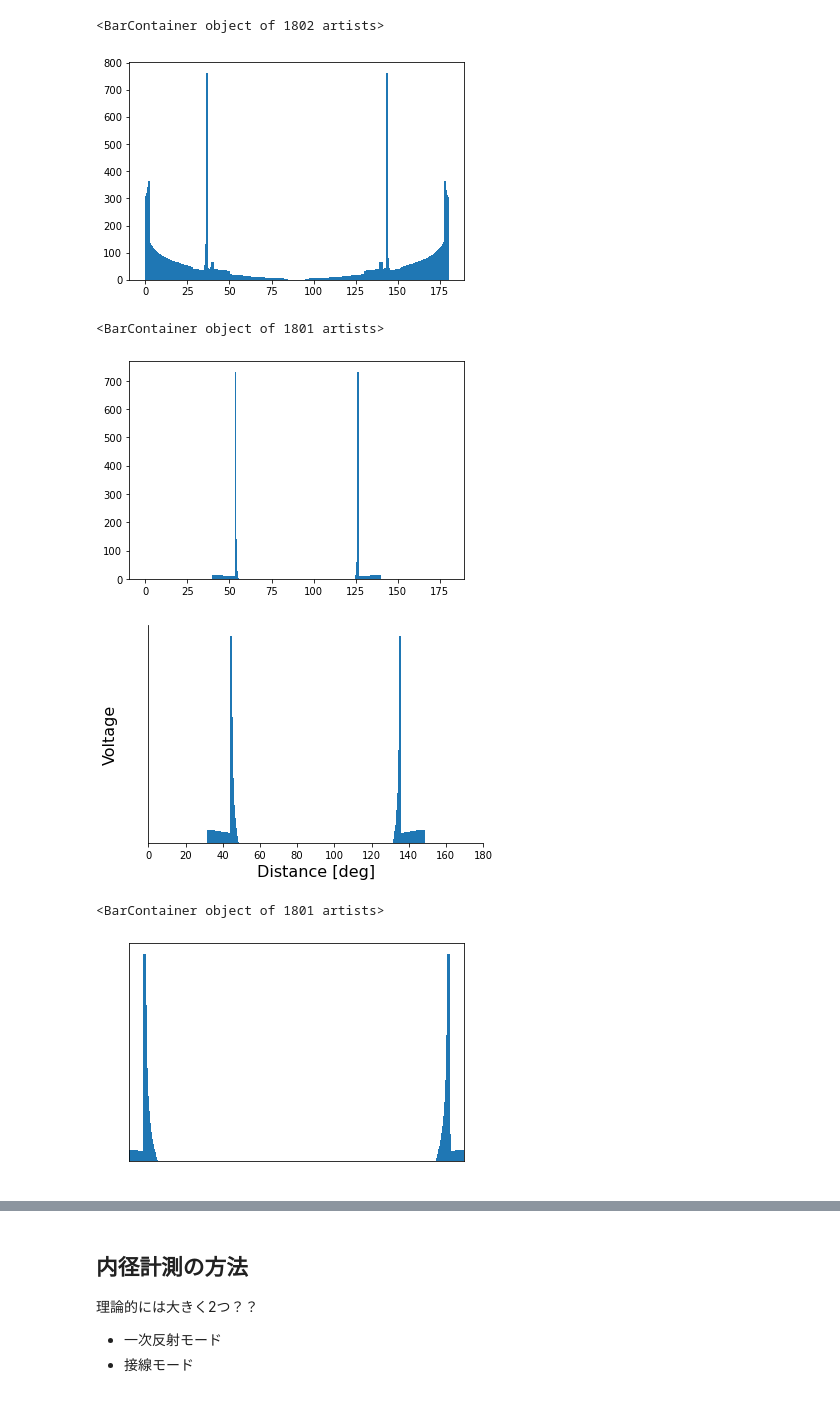
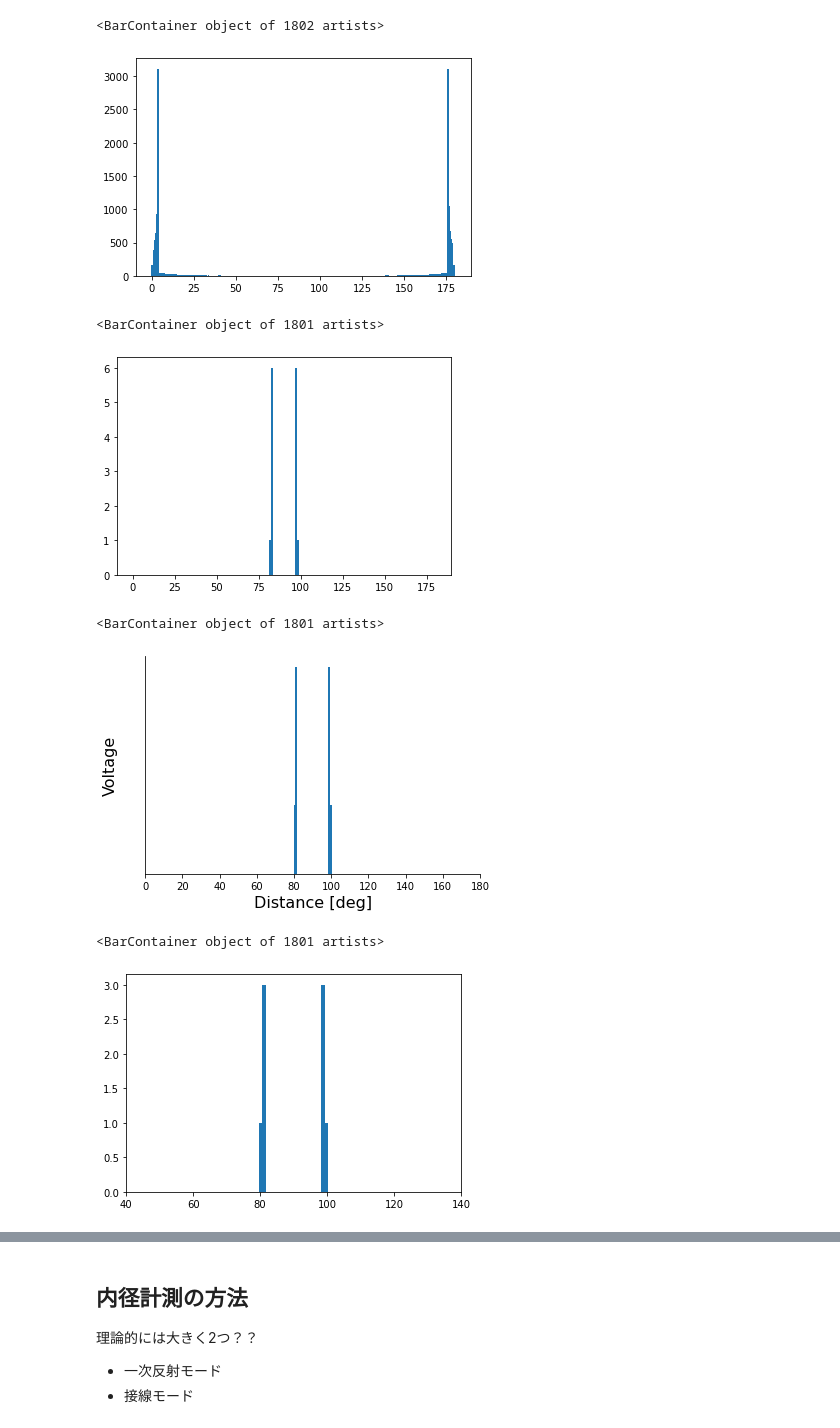
Before and after one commit to toshikingggg/lab, a Jupyter notebook: Optical-Depth-Measurement/test2.ipynb, the cells around one changed output, grey strips where cells are left out. Saved outputs shown, nothing was run; the diff lists cells and outputs as text; code cells hidden in the pictures.

```diff
--- a/Optical-Depth-Measurement/test2.ipynb
+++ b/Optical-Depth-Measurement/test2.ipynb
@@ -333,7 +333,7 @@ cnt=0
 arg = 290
 arg2 = 290
 #need to change
-threshold=[75,105]
+threshold=[89,91]
 #可視化用
 show_x=[]
 show_y=[]
@@ -720,7 +722,7 @@ plt.bar(second_new_array, new_inst, width=1.0)
 #まだ荒い
 # %% [output]
 <BarContainer object of 1802 artists>
-[figure, old version]
+[figure, new version]
 # %%
 #全反射のみ　フォトロランジスタの位置の場合　→必要なさそう
 array = []
@@ -764,7 +766,7 @@ plt.bar(array, inst, width=1.0)
 #まだ荒い
 # %% [output]
 <BarContainer object of 1801 artists>
-[figure, old version]
+[figure, new version]
 # %%
 #全反射のみ　外周のところ
 array = []
@@ -816,9 +818,10 @@ plt.xlabel("Distance [deg]",fontsize=16)
 plt.ylabel("Voltage",fontsize=16)
 plt.bar(array, inst, width=1.0)
 #まだ荒い
-plt.savefig('zenhansya.png')
+# plt.savefig('zenhansya.png')
 # %% [output]
+<BarContainer object of 1801 artists>
-[figure, old version]
+[figure, new version]
 # %%
 #全反射のみ
 array = []
@@ -837,39 +840,39 @@ for x, y in zip(new_x_a_list, new_y_a_list):
     b = 1
     c = y
     d = x
 
     tan_test = (abs(a*d - b*c))/(abs(a*c + b*d))
 
     sita_test = math.atan(tan_test)
     if x<0:
 #         print("(x座標,y座標)=(",x,y,")|",round(math.degrees(sita_test),1),"度")
         f = round(math.degrees(sita_test),1)
         for i in range(0,1801):
             if array[i] == f:
                 inst[i] += 1
     else:
 #         print("(x座標,y座標)=(",x,y,")|",round(180-math.degrees(sita_test),1),"度")
         f = round(180-math.degrees(sita_test),1)
         for i in range(0,1801):
             if array[i] == f:
                 inst[i] += 1
 
 
 #     #1度を10分割する
 # print(inst)
 # print(len(inst))
 # print(len(array))
-plt.tick_params(bottom=False,
-               left=False,
-               right=False,
-               top=False)
-plt.xticks(color="None")
-plt.yticks(color="None")
+# plt.tick_params(bottom=False,
+#                left=False,
+#                right=False,
+#                top=False)
+# plt.xticks(color="None")
+# plt.yticks(color="None")
 plt.xlim([40,140])
 plt.bar(array, inst, width=1.0)
 #まだ荒い
 # %% [output]
 <BarContainer object of 1801 artists>
-[figure, old version]
+[figure, new version]
 # %%
 #aを求める
```
Also changed, not shown: parts of 15 cells of this notebook, 2 other files.
